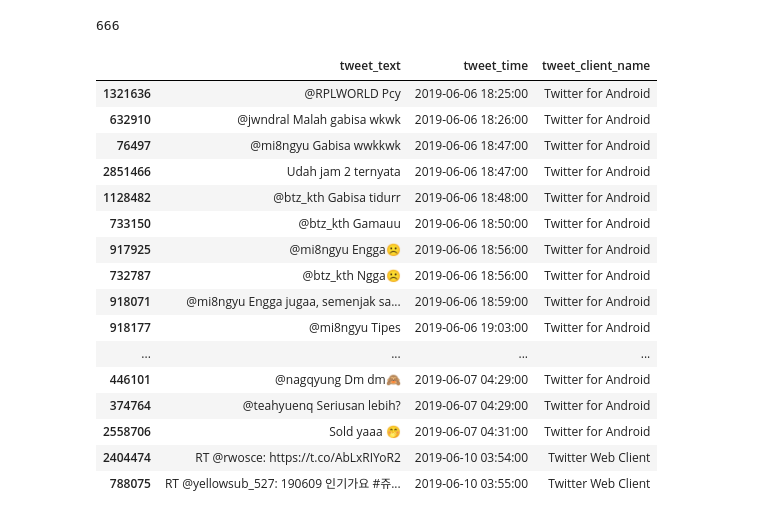
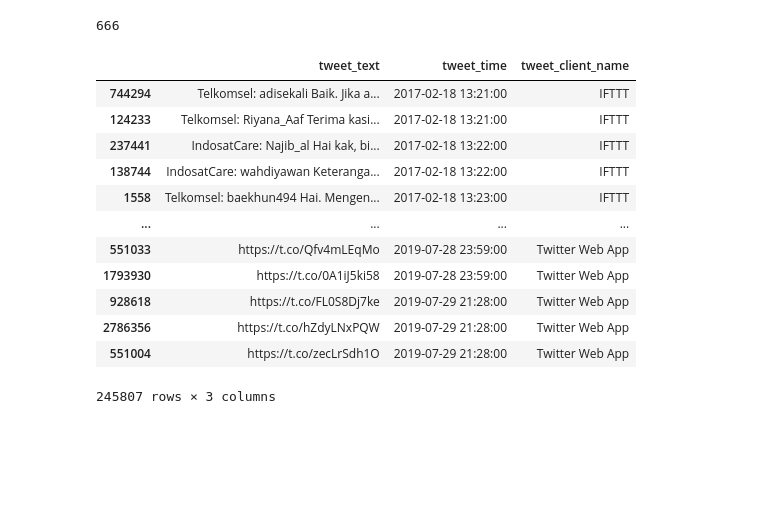
Before and after one commit to nicole9925/chinabots, a Jupyter notebook: scripts/Sandbox.ipynb, the cells around one changed output. Cells and saved outputs as stored; diff of their text form; code cells hidden in the pictures; blank space fills up the shorter version.

```diff
--- a/scripts/Sandbox.ipynb
+++ b/scripts/Sandbox.ipynb
@@ -94,25 +96,21 @@ tweet_lang_user.nunique()
 # %% [output]
 666
 # %%
-tweets[tweets['userid'] == '832941887539417088'].sort_values(by='tweet_time')[['tweet_text','tweet_time','tweet_client_name']].iloc[-200:-150]
+tweets[tweets['userid'] == '832941887539417088'].sort_values(by='tweet_time')[['tweet_text','tweet_time','tweet_client_name']]
 # %% [output]
 |  | tweet_text | tweet_time | tweet_client_name |
-| 1321636 | @RPLWORLD Pcy | 2019-06-06 18:25:00 | Twitter for Android |
-| 632910 | @jwndral Malah gabisa wkwk | 2019-06-06 18:26:00 | Twitter for Android |
-| 76497 | @mi8ngyu Gabisa wwkkwk | 2019-06-06 18:47:00 | Twitter for Android |
-| 2851466 | Udah jam 2 ternyata | 2019-06-06 18:47:00 | Twitter for Android |
-| 1128482 | @btz_kth Gabisa tidurr | 2019-06-06 18:48:00 | Twitter for Android |
-| 733150 | @btz_kth Gamauu | 2019-06-06 18:50:00 | Twitter for Android |
-| 917925 | @mi8ngyu Engga☹ | 2019-06-06 18:56:00 | Twitter for Android |
-| 732787 | @btz_kth Ngga☹ | 2019-06-06 18:56:00 | Twitter for Android |
-| 918071 | @mi8ngyu Engga jugaa, semenjak sa... | 2019-06-06 18:59:00 | Twitter for Android |
-| 918177 | @mi8ngyu Tipes | 2019-06-06 19:03:00 | Twitter for Android |
+| 744294 | Telkomsel: adisekali Baik. Jika a... | 2017-02-18 13:21:00 | IFTTT |
+| 124233 | Telkomsel: Riyana_Aaf Terima kasi... | 2017-02-18 13:21:00 | IFTTT |
+| 237441 | IndosatCare: Najib_al Hai kak, bi... | 2017-02-18 13:22:00 | IFTTT |
+| 138744 | IndosatCare: wahdiyawan Keteranga... | 2017-02-18 13:22:00 | IFTTT |
+| 1558 | Telkomsel: baekhun494 Hai. Mengen... | 2017-02-18 13:23:00 | IFTTT |
 | ... | ... | ... | ... |
-| 446101 | @nagqyung Dm dm🙈 | 2019-06-07 04:29:00 | Twitter for Android |
-| 374764 | @teahyuenq Seriusan lebih? | 2019-06-07 04:29:00 | Twitter for Android |
-| 2558706 | Sold yaaa 🤭 | 2019-06-07 04:31:00 | Twitter for Android |
-| 2404474 | RT @rwosce: https://t.co/AbLxRIYoR2 | 2019-06-10 03:54:00 | Twitter Web Client |
-| 788075 | RT @yellowsub_527: 190609 인기가요 #쥬... | 2019-06-10 03:55:00 | Twitter Web Client |
+| 551033 | https://t.co/Qfv4mLEqMo | 2019-07-28 23:59:00 | Twitter Web App |
+| 1793930 | https://t.co/0A1iJ5ki58 | 2019-07-28 23:59:00 | Twitter Web App |
+| 928618 | https://t.co/FL0S8Dj7ke | 2019-07-29 21:28:00 | Twitter Web App |
+| 2786356 | https://t.co/hZdyLNxPQW | 2019-07-29 21:28:00 | Twitter Web App |
+| 551004 | https://t.co/zecLrSdh1O | 2019-07-29 21:28:00 | Twitter Web App |
+245807 rows × 3 columns
 # %%
 webclient = tweets[['tweet_client_name', 'tweet_time']][tweets['tweet_client_name'] == 'Twitter Web Client']
 other = tweets[tweets['tweet_client_name'] != 'Twitter Web Client']
```
Also changed, not shown: parts of 19 cells of this notebook, 6 other files.
